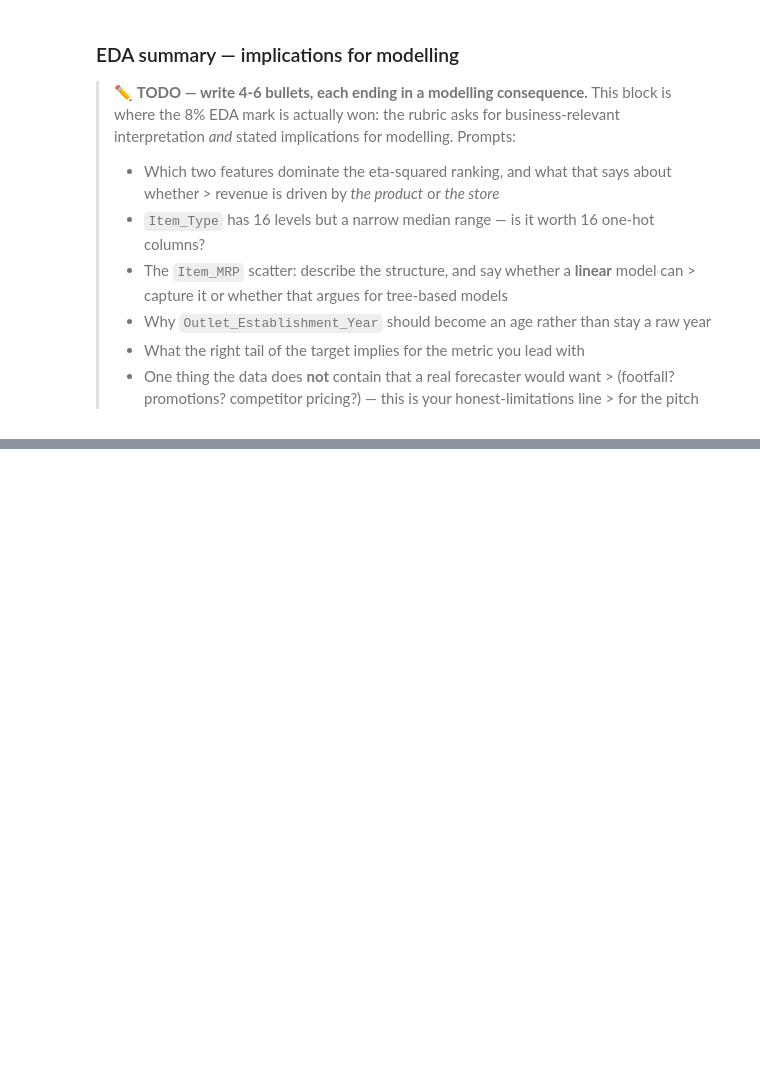
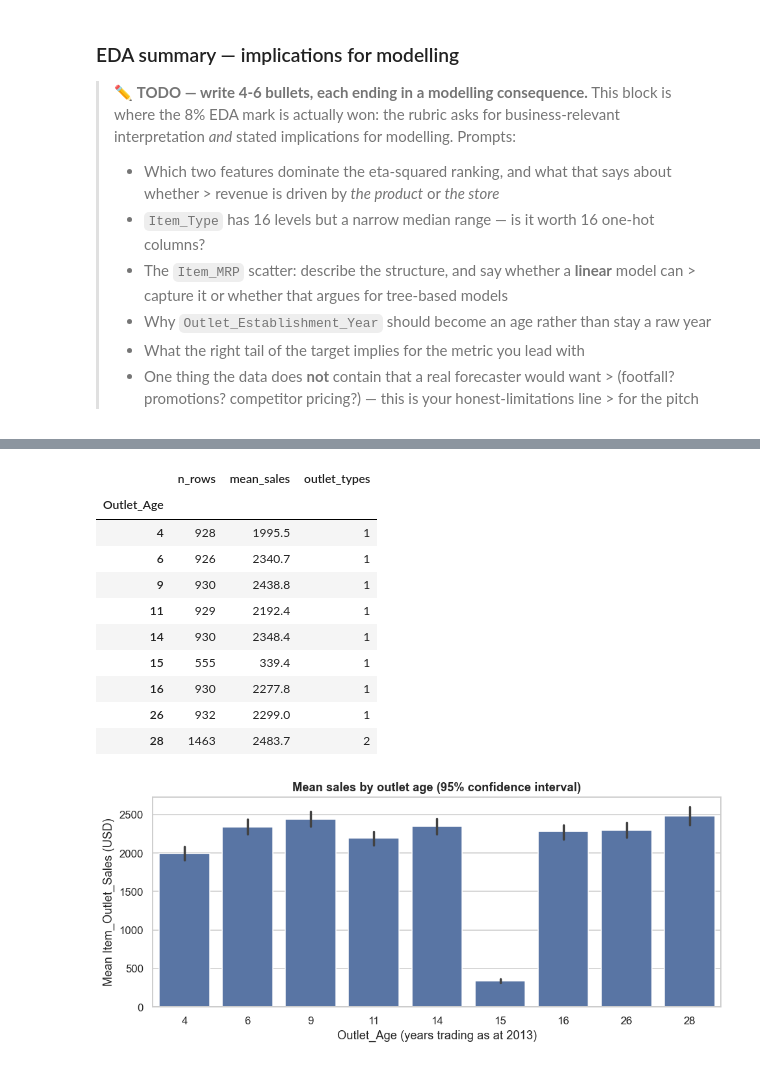
Before and after one commit to marcusteoh/bigmart-sales-forecaster, a Jupyter notebook: BigMart_Sales_Prediction.ipynb, the cells around one changed output, grey strips where cells are left out. Drawn from its saved outputs; the diff is of its cells as text; code cells hidden in the pictures; blank space fills up the shorter version.

Commit message:
Add preprocessing and feature selection

```diff
--- a/BigMart_Sales_Prediction.ipynb
+++ b/BigMart_Sales_Prediction.ipynb
@@ -639,0 +852,22 @@ plt.show()
+# %%
+## Import the module and confirm the cleaning rules do what 3.1.1 claimed
+
+import importlib
+import bigmart_preprocessing as bp
+importlib.reload(bp)  # picks up the file just written, even on a re-run
+
+cleaned_preview = bp.clean_deterministic(df)
+
+print('Item_Fat_Content BEFORE cleaning:')
+print(df['Item_Fat_Content'].value_counts().to_string())
+print('\nItem_Fat_Content AFTER cleaning:')
+print(cleaned_preview['Item_Fat_Content'].value_counts().to_string())
+
+print(f"\nItem_Visibility zeros  before: {(df['Item_Visibility'] == 0).sum():,}"
+      f"   after: {(cleaned_preview['Item_Visibility'] == 0).sum():,}"
+      f"   (now NaN: {cleaned_preview['Item_Visibility'].isna().sum():,})")
+print(f"Outlet_Size missing    before: {df['Outlet_Size'].isna().sum():,}"
+      f"   after: {cleaned_preview['Outlet_Size'].isna().sum():,}"
+      f"   ('Unknown': {(cleaned_preview['Outlet_Size'] == 'Unknown').sum():,})")
+print(f"Outlet_Age created     range : {cleaned_preview['Outlet_Age'].min()}"
+      f" to {cleaned_preview['Outlet_Age'].max()} years")
@@ -639,0 +898,32 @@ plt.show()
+# %%
+## Does Outlet_Age carry signal, and is it better behaved than the raw year?
+
+age_profile = (cleaned_preview
+               .groupby('Outlet_Age')
+               .agg(n_rows=('Item_Outlet_Sales', 'size'),
+                    mean_sales=('Item_Outlet_Sales', 'mean'),
+                    outlet_types=('Outlet_Type', lambda s: s.nunique()))
+               .round(1))
+display(age_profile)
+
+fig, ax = plt.subplots(figsize=(9, 4))
+sns.barplot(data=cleaned_preview, x='Outlet_Age', y='Item_Outlet_Sales',
+            errorbar=('ci', 95), ax=ax, color='#4C72B0')
+ax.set_title('Mean sales by outlet age (95% confidence interval)', fontweight='bold')
+ax.set_xlabel('Outlet_Age (years trading as at 2013)')
+ax.set_ylabel('Mean Item_Outlet_Sales (USD)')
+plt.tight_layout()
+plt.show()
+# %% [output]
+|  | n_rows | mean_sales | outlet_types |
+| Outlet_Age |  |  |  |
+| 4 | 928 | 1995.5 | 1 |
+| 6 | 926 | 2340.7 | 1 |
+| 9 | 930 | 2438.8 | 1 |
+| 11 | 929 | 2192.4 | 1 |
+| 14 | 930 | 2348.4 | 1 |
+| 15 | 555 | 339.4 | 1 |
+| 16 | 930 | 2277.8 | 1 |
+| 26 | 932 | 2299.0 | 1 |
+| 28 | 1463 | 2483.7 | 2 |
+[figure, added]
```
Also changed, not shown: parts of 17 cells of this notebook, 1 other file.
